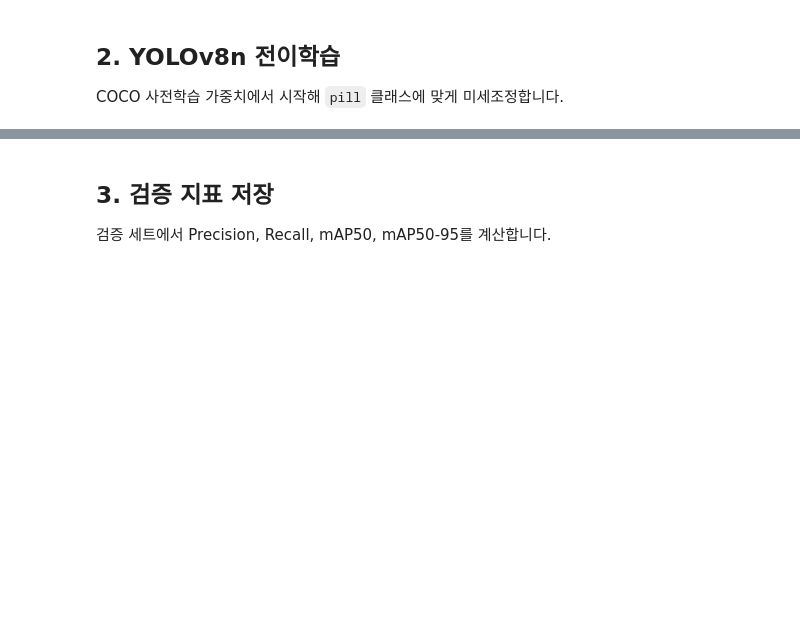
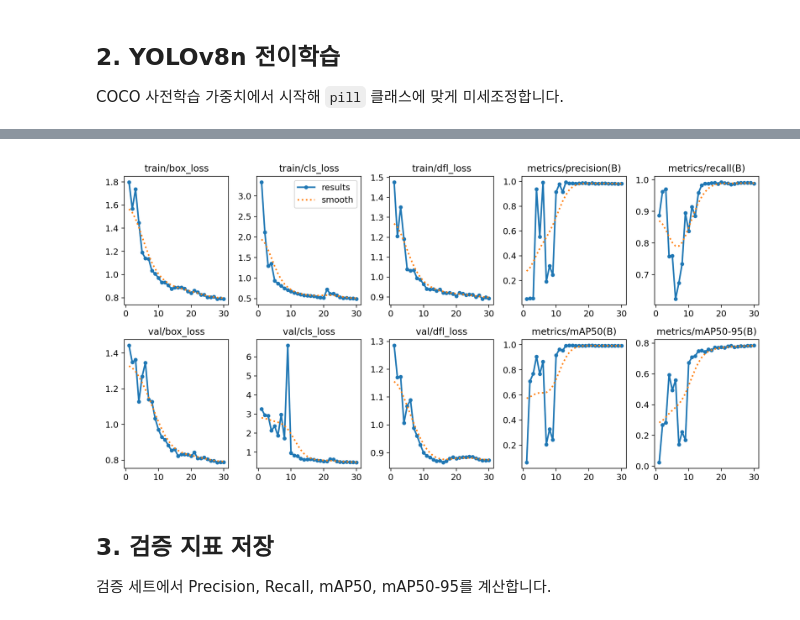
Before and after one commit to jsm0308/Bootcamp-CV, a Jupyter notebook: week3/week3_yolov8_medical_pills.ipynb, the cells around one changed output, grey strips where cells are left out. Saved outputs shown, nothing was run; the diff lists cells and outputs as text; code cells hidden in the pictures; blank space fills up the shorter version.

```diff
--- a/week3/week3_yolov8_medical_pills.ipynb
+++ b/week3/week3_yolov8_medical_pills.ipynb
@@ -34,3 +61,10 @@ print('best weight:', BEST_WEIGHT, BEST_WEIGHT.exists())
+# %%
+from IPython.display import display
+from PIL import Image
+
+display(Image.open(RUN_DIR / 'results.png'))
+# %% [output]
+[figure, added]
 # %% [markdown]
 ## 3. 검증 지표 저장
 검증 세트에서 Precision, Recall, mAP50, mAP50-95를 계산합니다.
```
Also changed, not shown: parts of 10 cells of this notebook.
